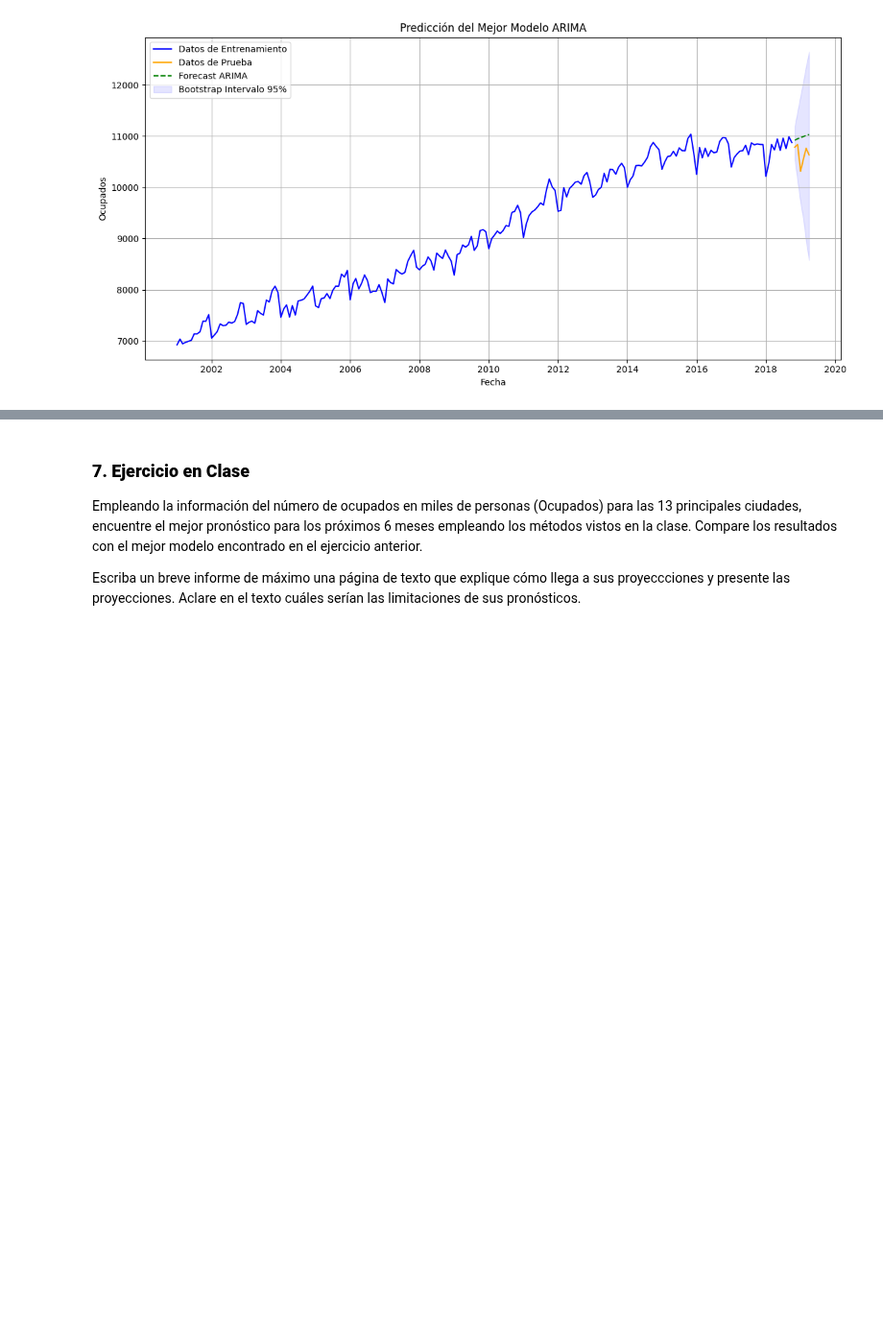
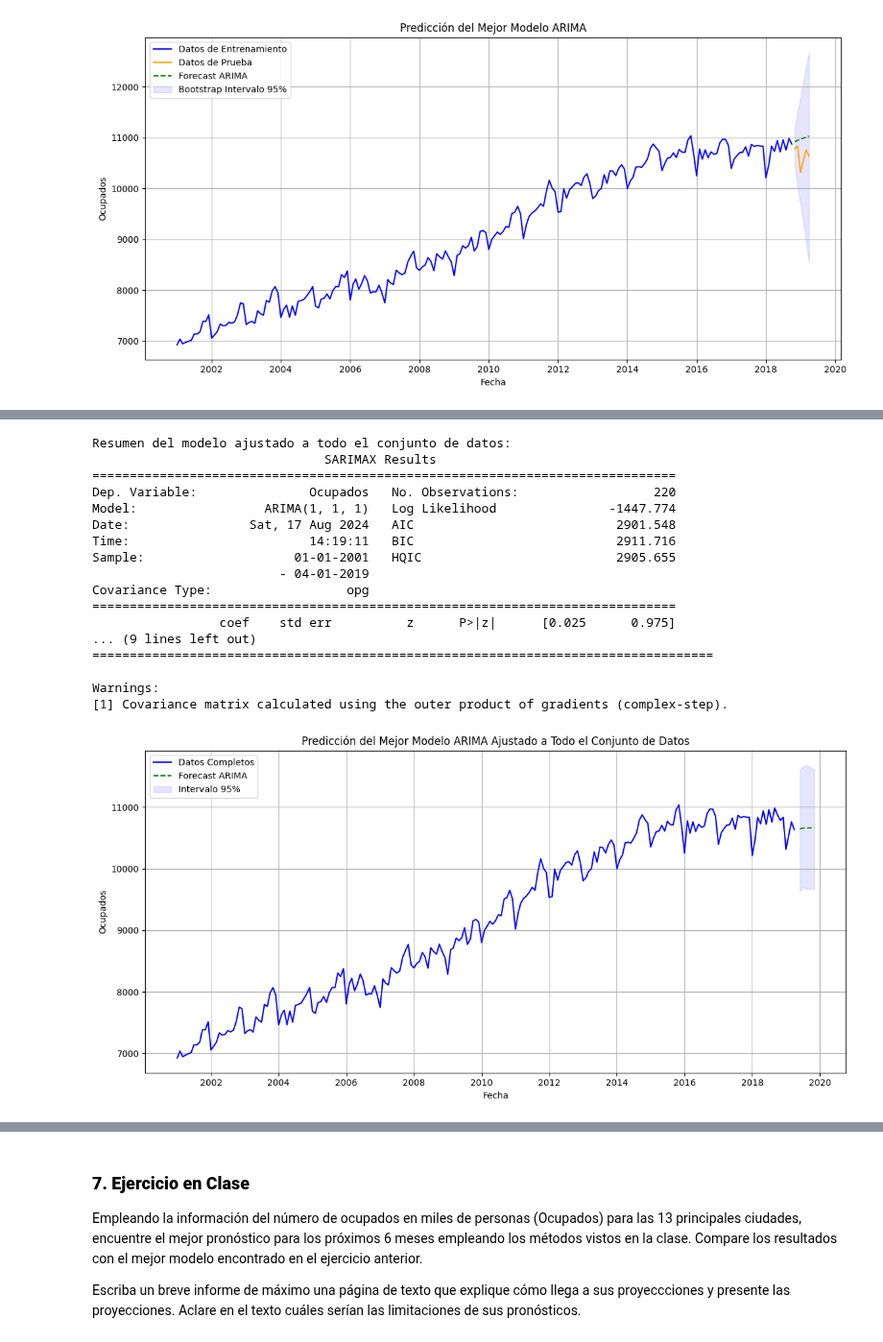
Before and after one commit to alfa7g7/Fundamentos-analitica-II, a Jupyter notebook: Clase 3/fundamentos_analítica_clase3_tarea.ipynb, the cells around one changed output, grey strips where cells are left out. Shown at 96% size. Cells and saved outputs as stored; diff of their text form; code cells hidden in the pictures; blank space fills up the shorter version.

```diff
--- a/Clase 3/fundamentos_analítica_clase3_tarea.ipynb
+++ b/Clase 3/fundamentos_analítica_clase3_tarea.ipynb
@@ -461,0 +500,74 @@ plt.show()
+# %%
+import numpy as np
+import pandas as pd
+import matplotlib.pyplot as plt
+from statsmodels.tsa.arima.model import ARIMA
+
+# Número de pasos a futuro para la predicción
+h = 6
+
+# Ajustar el modelo ARIMA al conjunto completo de datos usando los parámetros del mejor modelo
+# Por ejemplo, si el mejor modelo es (p, d, q) = (1, 1, 1)
+p, d, q = (1, 1, 1)  # Reemplaza con los parámetros del mejor modelo encontrado
+
+# Ajustar el modelo ARIMA al conjunto completo de datos
+modelo_completo = ARIMA(data["Ocupados"], order=(p, d, q))
+resultados_completos = modelo_completo.fit()
+
+# Mostrar el resumen del modelo ajustado
+print("Resumen del modelo ajustado a todo el conjunto de datos:")
+print(resultados_completos.summary())
+
+# Realizar predicciones para los próximos 6 meses
+y_forec = resultados_completos.forecast(steps=h)
+
+# Estimar los intervalos de confianza manualmente
+# Primero, obtén la varianza del error
+residuals = resultados_completos.resid
+error_var = np.var(residuals)
+
+# Calcula el intervalo de confianza para las predicciones
+# Usamos un intervalo de confianza del 95%
+forecast_errors = np.sqrt(error_var) * np.random.normal(size=(1000, h))  # Simular errores
+conf_int_lower = np.percentile(forecast_errors, 2.5, axis=0)  # Percentil 2.5%
+conf_int_upper = np.percentile(forecast_errors, 97.5, axis=0)  # Percentil 97.5%
+
+# Crear DataFrame con las predicciones y los intervalos de confianza
+preds_completo = pd.DataFrame({
+    'Point_forecast': y_forec,
+    'lower_95': y_forec + conf_int_lower,
+    'upper_95': y_forec + conf_int_upper
+})
+preds_completo.index = pd.date_range(start=data.index[-1] + pd.DateOffset(months=1), periods=h, freq='M')  # Ajustar el índice a fechas futuras
+
+# Graficar los resultados
+plt.figure(figsize=(12, 6))
+plt.plot(data.index, data["Ocupados"], label="Datos Completos", color='blue')
+plt.plot(preds_completo.index, preds_completo['Point_forecast'], label="Forecast ARIMA", color='green', linestyle='--')
+plt.fill_between(preds_completo.index, preds_completo['lower_95'], preds_completo['upper_95'], color='blue', alpha=0.1, label="Intervalo 95%")
+plt.legend(loc='upper left')  # Mover la leyenda a la parte superior izquierda
+plt.title('Predicción del Mejor Modelo ARIMA Ajustado a Todo el Conjunto de Datos')
+plt.xlabel('Fecha')
+plt.ylabel('Ocupados')
+plt.grid(True)
+plt.tight_layout()  # Ajustar el diseño para evitar recortes
+plt.show()
+# %% [output]
+Resumen del modelo ajustado a todo el conjunto de datos:
+                               SARIMAX Results
+==============================================================================
+Dep. Variable:               Ocupados   No. Observations:                  220
+Model:                 ARIMA(1, 1, 1)   Log Likelihood               -1447.774
+Date:                Sat, 17 Aug 2024   AIC                           2901.548
+Time:                        14:19:11   BIC                           2911.716
+Sample:                    01-01-2001   HQIC                          2905.655
+                         - 04-01-2019
+Covariance Type:                  opg
+==============================================================================
+                 coef    std err          z      P>|z|      [0.025      0.975]
+... (9 lines left out)
+===================================================================================
+
+Warnings:
+[1] Covariance matrix calculated using the outer product of gradients (complex-step).
+[figure, added]
```
Also changed, not shown: parts of 18 cells of this notebook.
